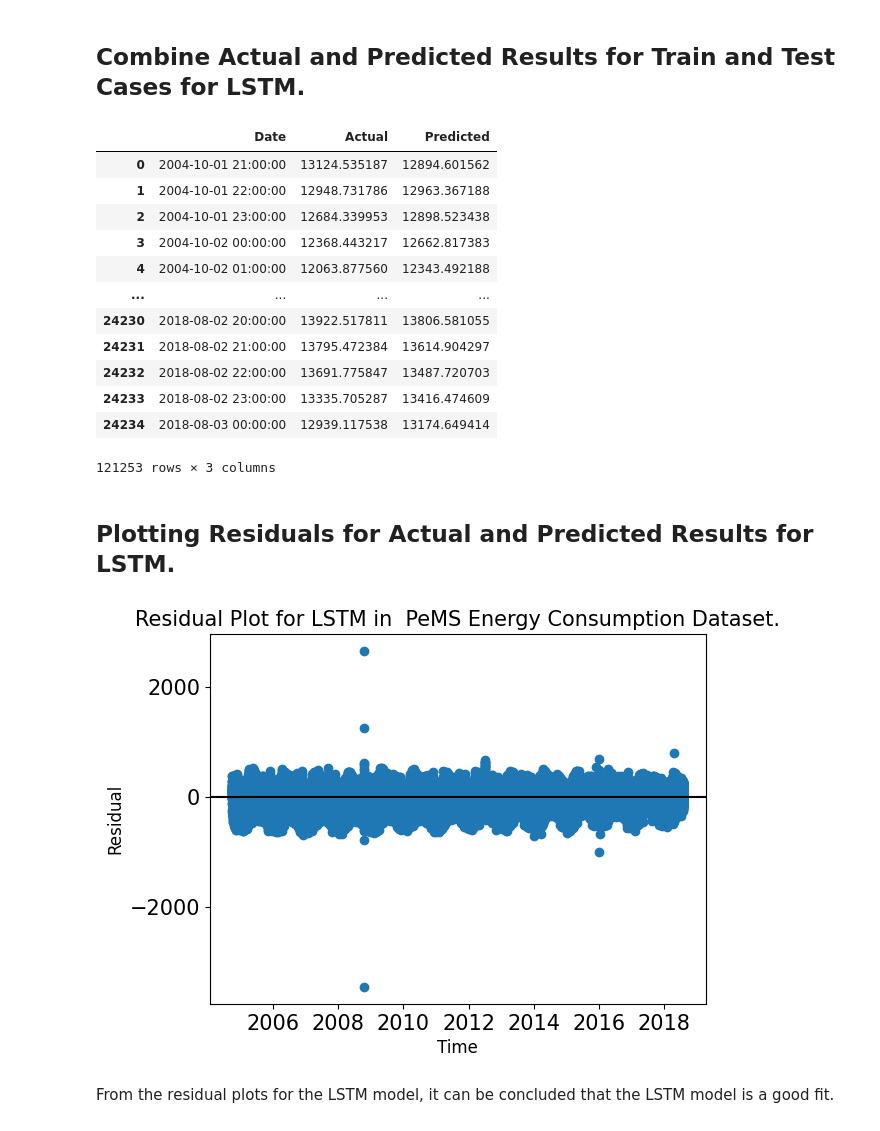
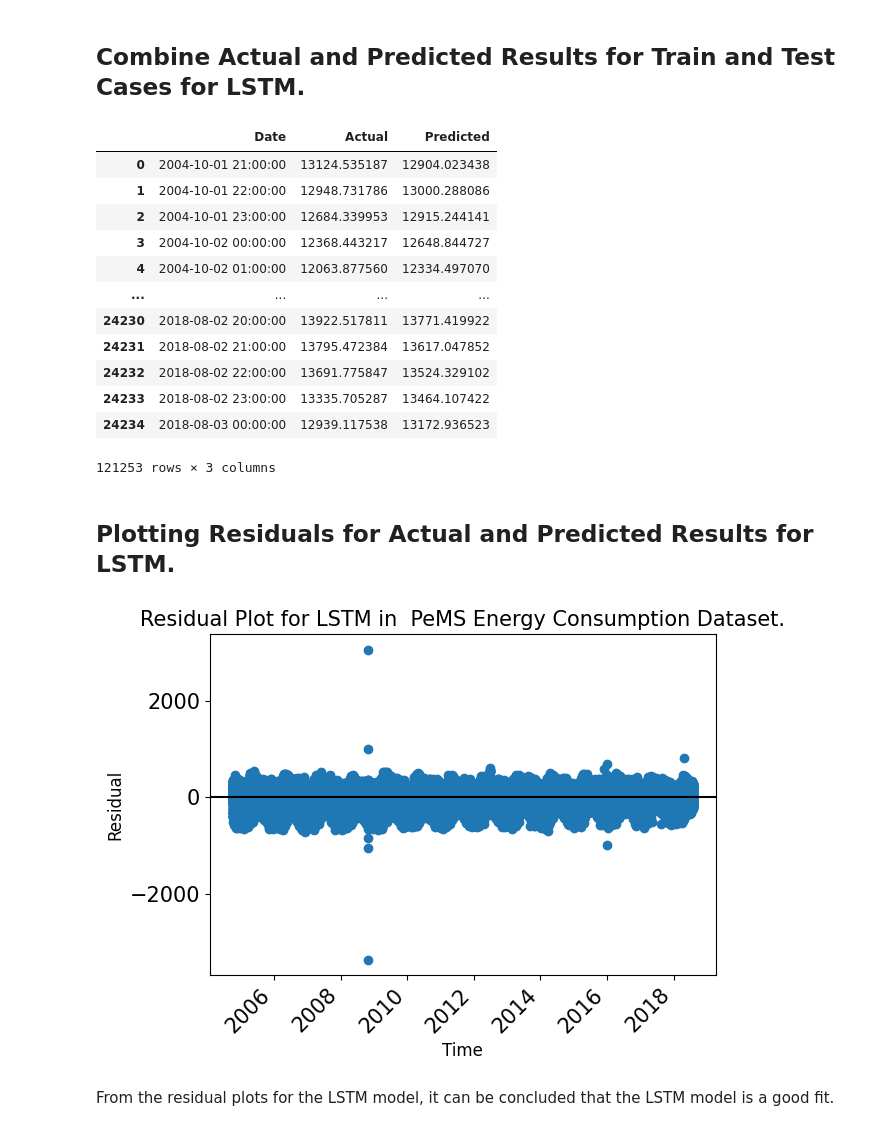
Before and after one commit to SouvikUMD/SNN-ANN-Temporal-Forecasting-across-Time-Series-Regimes, a Jupyter notebook: AEP Dataset Code/TSC_AEP_Ablation_ANN_SNN.ipynb, the cells around one changed output. Cells and saved outputs as stored; diff of their text form; code cells hidden in the pictures.

```diff
--- a/AEP Dataset Code/TSC_AEP_Ablation_ANN_SNN.ipynb
+++ b/AEP Dataset Code/TSC_AEP_Ablation_ANN_SNN.ipynb
@@ -71,31 +71,33 @@ from torchvision import transforms
 #device = "cuda" if torch.cuda.is_available() else "cpu"
 #print(f"{device}" " is available.")
 
-# Determine available TensorFlow device
+# Determine available TensorFlow device and setup distribution strategy
 tf_gpus = tf.config.list_physical_devices('GPU')
 tf_tpus = tf.config.list_physical_devices('TPU')
 
+strategy = None
 if tf_gpus:
     tf_device_name = "GPU"
-    # Ensure TensorFlow uses the GPU
     tf.config.set_visible_devices(tf_gpus, 'GPU')
+    strategy = tf.distribute.OneDeviceStrategy(device="/gpu:0")
     print("GPU is available and configured for TensorFlow.")
-    # Optionally enable mixed precision for performance on compatible GPUs
-    # This might require careful tuning for stability
-    # try:
-    #     policy = tf.keras.mixed_precision.Policy('mixed_float16')
-    #     tf.keras.mixed_precision.set_global_policy(policy)
-    #     print("Mixed precision training enabled.")
-    # except Exception as e:
-    #     print(f"Could not enable mixed precision: {e}")
 elif tf_tpus:
     tf_device_name = "TPU"
-    # TPU setup requires tf.distribute.TPUStrategy, which changes model definition and compilation.
-    # For this simple change, we'll just acknowledge its presence.
-    print("TPU is available for TensorFlow, but requires tf.distribute.TPUStrategy for full utilization.")
-    print("Training will proceed on CPU unless TPUStrategy is explicitly implemented for each model.")
+    try:
+        print("Initializing TPU resolver...")
+        resolver = tf.distribute.cluster_resolver.TPUClusterResolver()
+        tf.config.experimental_connect_to_cluster(resolver)
+        tf.tpu.experimental.initialize_tpu_system(resolver)
+        strategy = tf.distribute.TPUStrategy(resolver)
+        print("TPU is available and configured for TensorFlow with TPUStrategy.")
+    except Exception as e:
+        tf_device_name = "CPU"
+        strategy = tf.distribute.OneDeviceStrategy(device="/cpu:0")
+        print(f"Could not connect to TPU or initialize TPUStrategy: {e}")
+        print("Falling back to CPU for training.")
 else:
     tf_device_name = "CPU"
+    strategy = tf.distribute.OneDeviceStrategy(device="/cpu:0")
     print("No GPU or TPU available. Training will use CPU.")
 
 device = tf_device_name # Use this global 'device' for conditional logic in training
@@ -1181,7 +1166,14 @@ Model: "sequential"
 ## Train LSTM Model.
 # %%
 print(f"Training LSTM model on {device}...")
-with tf.device('/GPU:0') if device == 'GPU' else tf.device('/CPU:0'): # For TPU, this would be tf.distribute.TPUStrategy
+with strategy.scope():
+    lstm_model = Sequential()
+    lstm_model.add(LSTM(unit,activation=activation,return_sequences=True,
+                        input_shape=(seq_len,1)))
+    lstm_model.add(Dropout(0.5))
+    lstm_model.add(LSTM(unit,activation=activation,return_sequences=False))
+    lstm_model.add(Dropout(0.5))
+    lstm_model.add(Dense(1))
     lstm_model.compile(optimizer="adam",loss=loss)
     lstm_epochs = lstm_model.fit(X_train, y_train, epochs=epochs,
                                  batch_size=batch_size)
@@ -1362,38 +1356,40 @@ results_LSTM = pd.concat(results_LSTM)
 display(results_LSTM)
 # %% [output]
 |  | Date | Actual | Predicted |
-| 0 | 2004-10-01 21:00:00 | 13124.535187 | 12894.601562 |
-| 1 | 2004-10-01 22:00:00 | 12948.731786 | 12963.367188 |
-| 2 | 2004-10-01 23:00:00 | 12684.339953 | 12898.523438 |
-| 3 | 2004-10-02 00:00:00 | 12368.443217 | 12662.817383 |
-| 4 | 2004-10-02 01:00:00 | 12063.877560 | 12343.492188 |
+| 0 | 2004-10-01 21:00:00 | 13124.535187 | 12904.023438 |
+| 1 | 2004-10-01 22:00:00 | 12948.731786 | 13000.288086 |
+| 2 | 2004-10-01 23:00:00 | 12684.339953 | 12915.244141 |
+| 3 | 2004-10-02 00:00:00 | 12368.443217 | 12648.844727 |
+| 4 | 2004-10-02 01:00:00 | 12063.877560 | 12334.497070 |
 | ... | ... | ... | ... |
-| 24230 | 2018-08-02 20:00:00 | 13922.517811 | 13806.581055 |
-| 24231 | 2018-08-02 21:00:00 | 13795.472384 | 13614.904297 |
-| 24232 | 2018-08-02 22:00:00 | 13691.775847 | 13487.720703 |
-| 24233 | 2018-08-02 23:00:00 | 13335.705287 | 13416.474609 |
-| 24234 | 2018-08-03 00:00:00 | 12939.117538 | 13174.649414 |
+| 24230 | 2018-08-02 20:00:00 | 13922.517811 | 13771.419922 |
+| 24231 | 2018-08-02 21:00:00 | 13795.472384 | 13617.047852 |
+| 24232 | 2018-08-02 22:00:00 | 13691.775847 | 13524.329102 |
+| 24233 | 2018-08-02 23:00:00 | 13335.705287 | 13464.107422 |
+| 24234 | 2018-08-03 00:00:00 | 12939.117538 | 13172.936523 |
 121253 rows × 3 columns
 # %% [markdown]
 ## Plotting Residuals for Actual and Predicted Results for LSTM.
 # %%
 actual_arr_LSTM = np.array(results_LSTM['Actual'])
 predicted_arr_LSTM = np.array(results_LSTM['Predicted'])
 residuals_LSTM = predicted_arr_LSTM - actual_arr_LSTM
 plt.scatter(results_LSTM['Date'], residuals_LSTM)
 plt.axhline(y=0, color = 'black')
 plt.title("Residual Plot for LSTM in  PeMS {} Dataset.".format(feature_field),
           fontsize = 15)
 plt.rc('xtick', labelsize=10)
 plt.rc('ytick', labelsize=10)
 plt.locator_params(axis='x', nbins=5)
 plt.locator_params(axis='y', nbins=5)
 #plt.ylim([40, 70])
 plt.xlabel("Time", fontsize = 12)
 plt.ylabel("Residual", fontsize = 12)
+plt.xticks(rotation=45, ha='right')
+plt.tight_layout()
 plt.show()
 # %% [output]
-[figure, old version]
+[figure, new version]
 # %% [markdown]
 From the residual plots for the LSTM model, it can be concluded that the LSTM model is a good fit.
 # %% [markdown]
```
Also changed, not shown: parts of 52 cells of this notebook.
